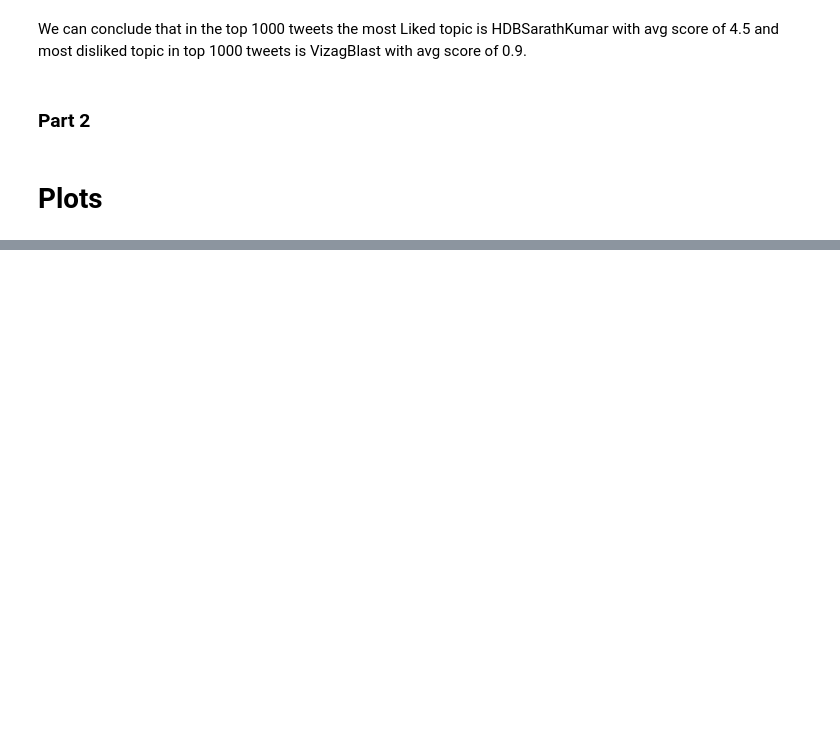
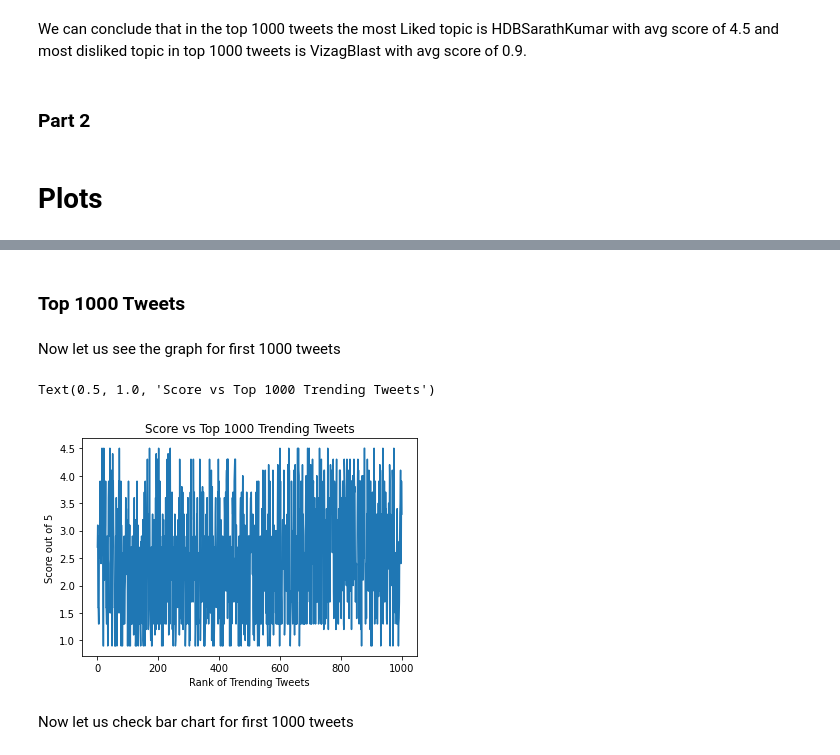
Before and after one commit to I-am-sayantan/public-sentiment-analysis-based-on-twitter-hashtags, a Jupyter notebook: CONTRIBUTION/Jupyter notebooks/Maaz_Karim.ipynb, the cells around one changed output, grey strips where cells are left out. Saved outputs shown, nothing was run; the diff lists cells and outputs as text; code cells hidden in the pictures; blank space fills up the shorter version.

```diff
--- a/CONTRIBUTION/Jupyter notebooks/Maaz_Karim.ipynb
+++ b/CONTRIBUTION/Jupyter notebooks/Maaz_Karim.ipynb
@@ -143,0 +175,14 @@ We can conclude that in the top 1000 tweets the most Liked topic is HDBSarathKum
+# %% [markdown]
+###  Top 1000 Tweets
+# %% [markdown]
+Now let us see the graph for first 1000 tweets
+# %%
+plt.plot(list(range(1,1001)),df['score'][0:1000])
+plt.xlabel('Rank of Trending Tweets')
+plt.ylabel('Score out of 5')
+plt.title('Score vs Top 1000 Trending Tweets')
+# %% [output]
+Text(0.5, 1.0, 'Score vs Top 1000 Trending Tweets')
+[figure, added]
+# %% [markdown]
+Now let us check bar chart for first 1000 tweets
```
Also changed, not shown: parts of 16 cells of this notebook.
